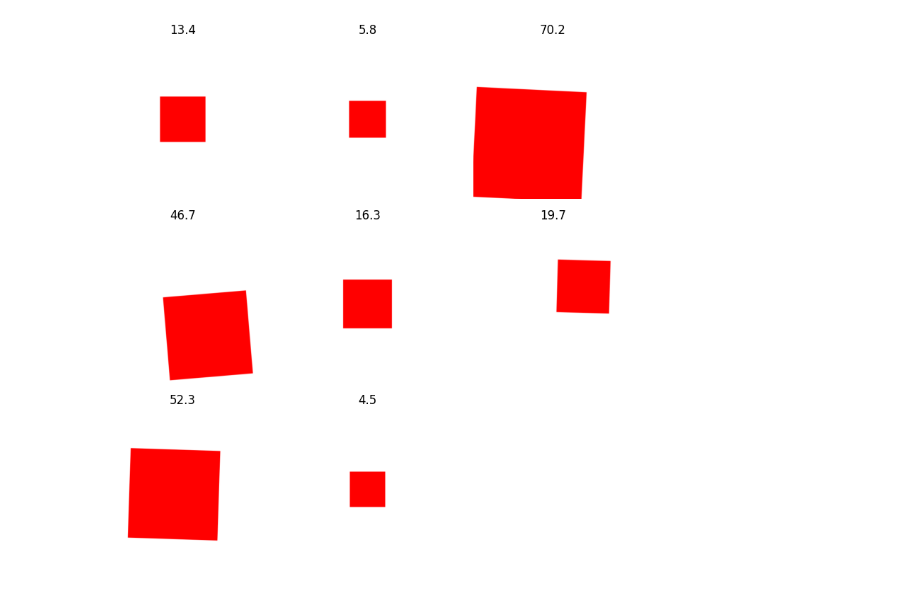
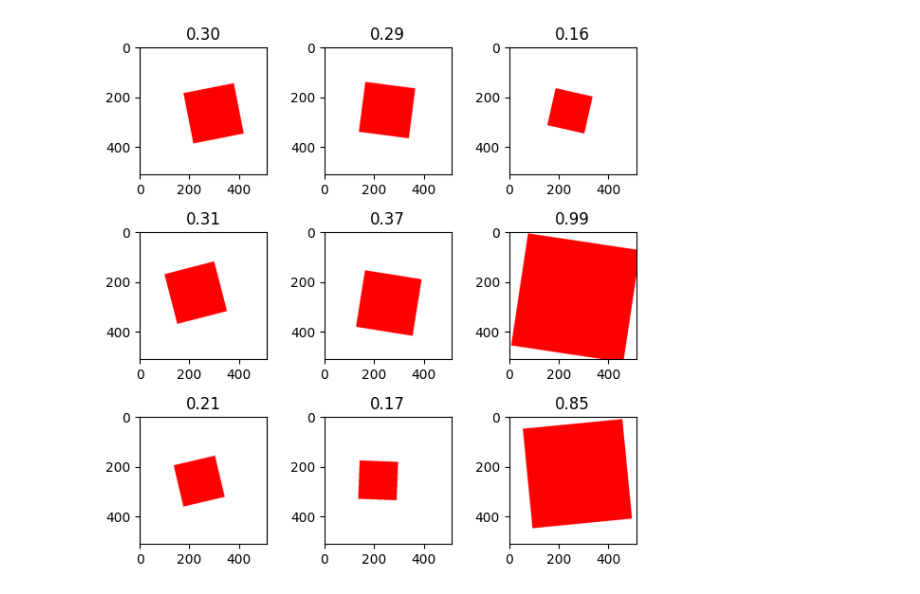
Before and after one commit to DJsushi/mglyph-ml, a Jupyter notebook: notebooks/training-1.ipynb, the cells around one changed output. Cells and saved outputs as stored; diff of their text form; code cells hidden in the pictures.

```diff
--- a/notebooks/training-1.ipynb
+++ b/notebooks/training-1.ipynb
@@ -24,61 +26,26 @@ from mglyph_ml.nn.glyph_dataset import GlyphDataset
 # %%
 # here, we simply set up a glyph provider that out GlyphDataset will use to load glyphs from the export
-glyph_location: str = "data/glyphs-1/square.mglyph"
-glyph_provider: GlyphImporter = GlyphImporter(glyph_location)
-dataset: GlyphDataset = GlyphDataset(glyph_provider)
+glyph_importer_train: GlyphImporter = GlyphImporter("data/glyphs-experiment-1/train.mglyph")
+dataset_train: GlyphDataset = GlyphDataset(glyph_importer_train)
+glyph_importer_test: GlyphImporter = GlyphImporter("data/glyphs-experiment-1/test.mglyph")
+dataset_test: GlyphDataset = GlyphDataset(glyph_importer_test)
 # %%
-# Helpers: un-normalize tensors and visualize a batch from a DataLoader
-import math
+# we create a temporary dataset with normalization turned off so that we can see that is fed into the NN
+temp_dataset: GlyphDataset = GlyphDataset(glyph_importer_train, normalize=False)
+fig, axes = plt.subplots(3, 3, figsize=(6, 6))
+for index, data in enumerate(temp_dataset.get_random_samples(n=9)):
+    image, label = data
+    # get row and column index for the subplot
+    row = index // 3
+    col = index % 3
 
+    img = image.numpy().clip(0, 1).transpose(2, 1, 0)
 
-def unnormalize_tensor_to_uint8(
-    img_tensor: torch.Tensor, mean: torch.Tensor, std: torch.Tensor
-) -> np.ndarray:
-    """Convert a CHW torch tensor that was normalized (with mean/std) back to HWC uint8 for display.
-    img_tensor: (C, H, W) in normalized float format
-    returns H x W x C uint8 numpy array"""
-    # move to cpu and clone to avoid modifying original
-    img = img_tensor.detach().cpu().clone()
-    if img.ndim == 4:
-        # take first element if batch provided
-        img = img[0]
-    # unnormalize: img = img * std + mean
-    img = img * std[:, None, None] + mean[:, None, None]
-    img = torch.clamp(img, 0.0, 1.0)
-    img_np = (img.permute(1, 2, 0).numpy() * 255.0).round().astype(np.uint8)
-    return img_np
+    # display the image
+    axes[row, col].imshow(img)
+    axes[row, col].set_title(f'{label:.2f}')
 
-
-def show_batch_from_loader(
-    loader: DataLoader, n: int = 9, mean: torch.Tensor = None, std: torch.Tensor = None
-):
-    """Grab one batch from loader and show up to n images (handles normalized tensors)."""
-    batch = next(iter(loader))
-    imgs, labels = batch
-    # default mean/std (should match dataset)
-    if mean is None or std is None:
-        mean = torch.tensor([0.485, 0.456, 0.406], dtype=torch.float32)
-        std = torch.tensor([0.229, 0.224, 0.225], dtype=torch.float32)
-    count = min(n, imgs.shape[0])
-    cols = int(math.sqrt(n))
-    rows = math.ceil(n / cols)
-    fig = plt.figure(figsize=(8, 8))
-    for i in range(count):
-        img_vis = unnormalize_tensor_to_uint8(imgs[i], mean, std)
-        ax = fig.add_subplot(rows, cols, i + 1)
-        ax.imshow(img_vis)
-        ax.set_title(f"{labels[i].item() * 100:.1f}")
-        ax.axis("off")
-    plt.tight_layout()
-    plt.show()
-
-
-# Demo: show a batch from the training loader (if available)
-try:
-    show_batch_from_loader(
-        train_loader_1, n=9, mean=train_set_1.mean, std=train_set_1.std
-    )
-except Exception as e:
-    print("Unable to show batch automatically:", e)
+plt.tight_layout()
+plt.show()
 # %% [output]
-[figure, old version]
+[figure, new version]
```
Also changed, not shown: parts of 8 cells of this notebook, 2 other files.
